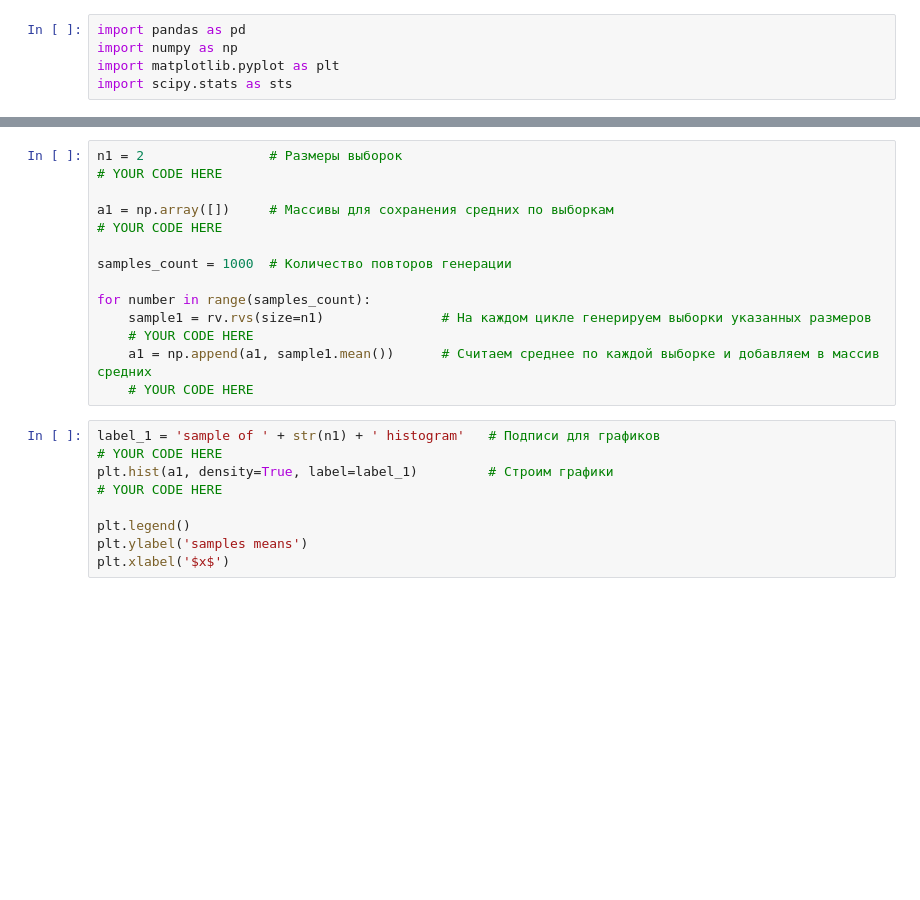
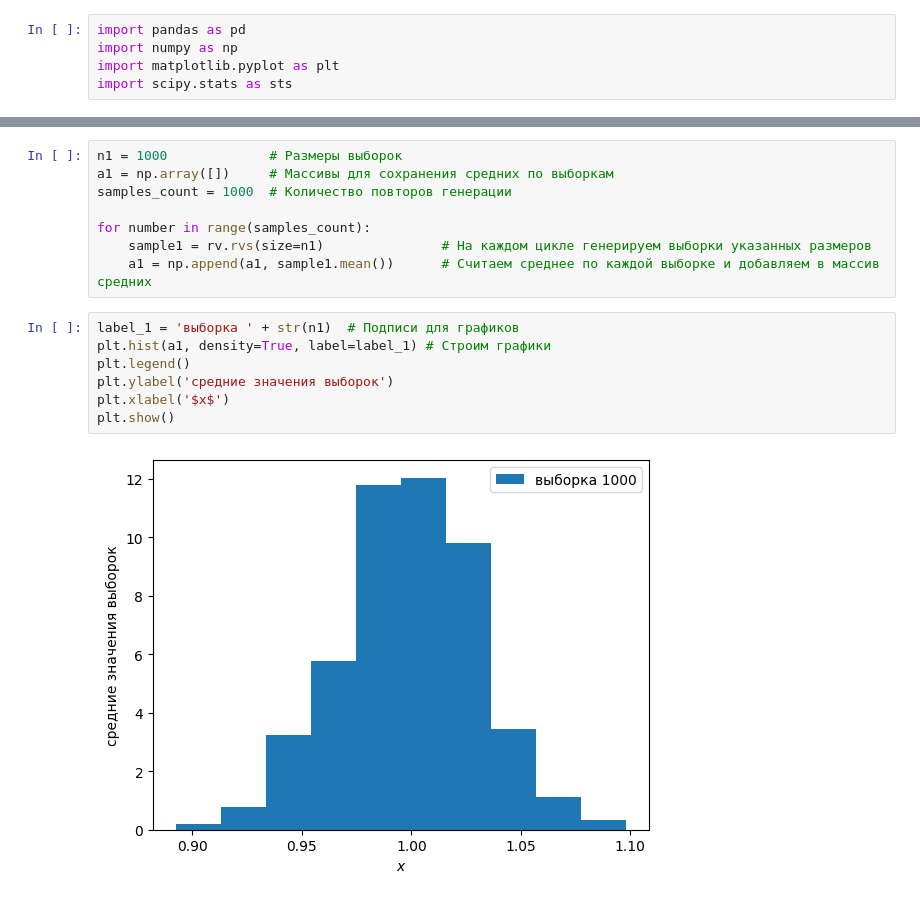
Before and after one commit to stefkong1982/-, a Jupyter notebook: Matematika_dlya_Data_Science/Osnovy_statistiki/DZ_Kondratev_MDS_36_HW_9_upd.ipynb, the cells around one changed output, grey strips where cells are left out. Cells and saved outputs as stored; diff of their text form; blank space fills up the shorter version.

```diff
--- a/Matematika_dlya_Data_Science/Osnovy_statistiki/DZ_Kondratev_MDS_36_HW_9_upd.ipynb
+++ b/Matematika_dlya_Data_Science/Osnovy_statistiki/DZ_Kondratev_MDS_36_HW_9_upd.ipynb
@@ -28,23 +30,17 @@ plt.show()
 # %%
-n1 = 2                # Размеры выборок
-# YOUR CODE HERE
-
+n1 = 1000             # Размеры выборок
 a1 = np.array([])     # Массивы для сохранения средних по выборкам
-# YOUR CODE HERE
-
 samples_count = 1000  # Количество повторов генерации
 
 for number in range(samples_count):
     sample1 = rv.rvs(size=n1)               # На каждом цикле генерируем выборки указанных размеров
-    # YOUR CODE HERE
     a1 = np.append(a1, sample1.mean())      # Считаем среднее по каждой выборке и добавляем в массив средних
-    # YOUR CODE HERE
 # %%
-label_1 = 'sample of ' + str(n1) + ' histogram'   # Подписи для графиков
-# YOUR CODE HERE
-plt.hist(a1, density=True, label=label_1)         # Строим графики
-# YOUR CODE HERE
-
+label_1 = 'выборка ' + str(n1)  # Подписи для графиков
+plt.hist(a1, density=True, label=label_1) # Строим графики
 plt.legend()
-plt.ylabel('samples means')
+plt.ylabel('средние значения выборок')
 plt.xlabel('$x$')
+plt.show()
+# %% [output]
+[figure, added]
```
Also changed, not shown: parts of 5 cells of this notebook.
